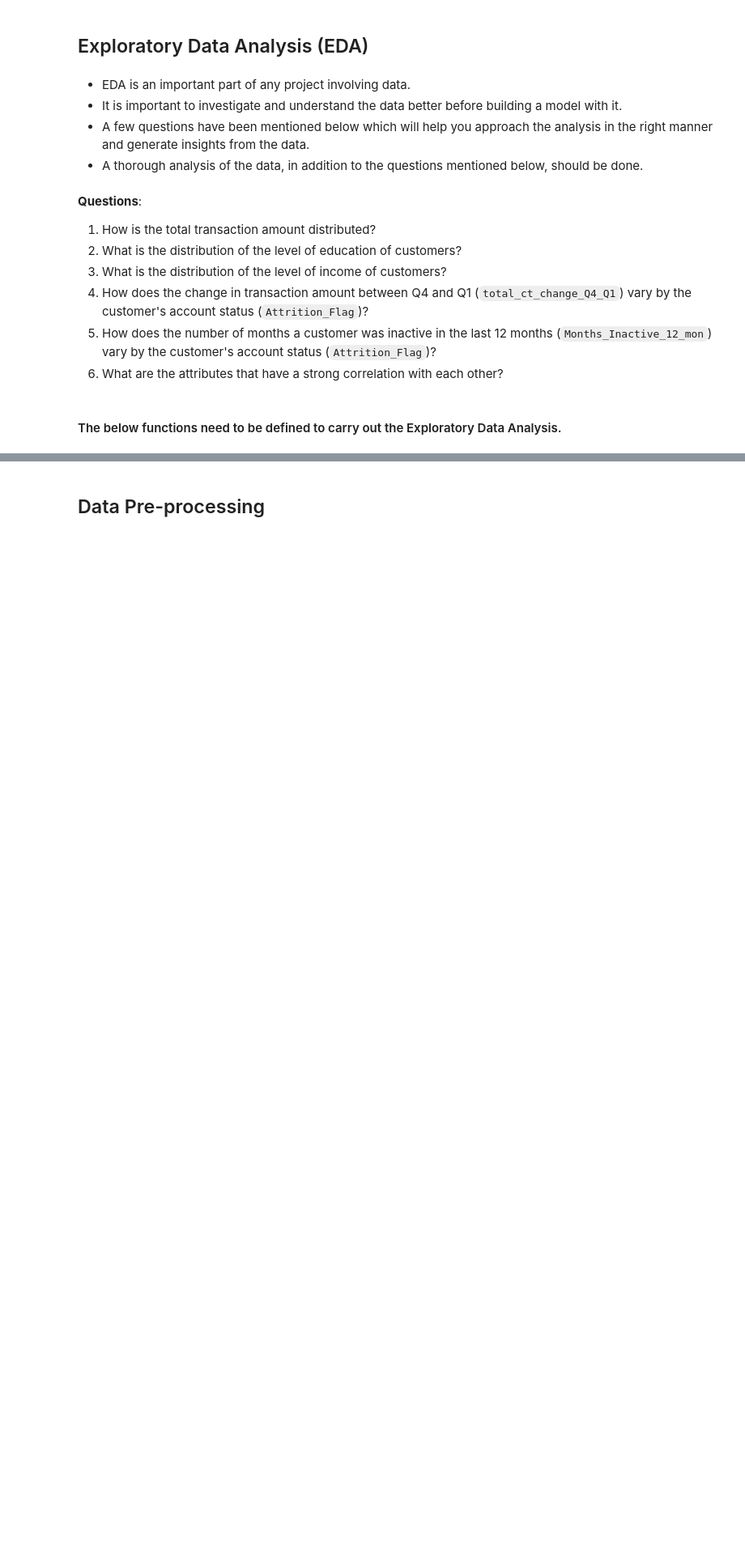
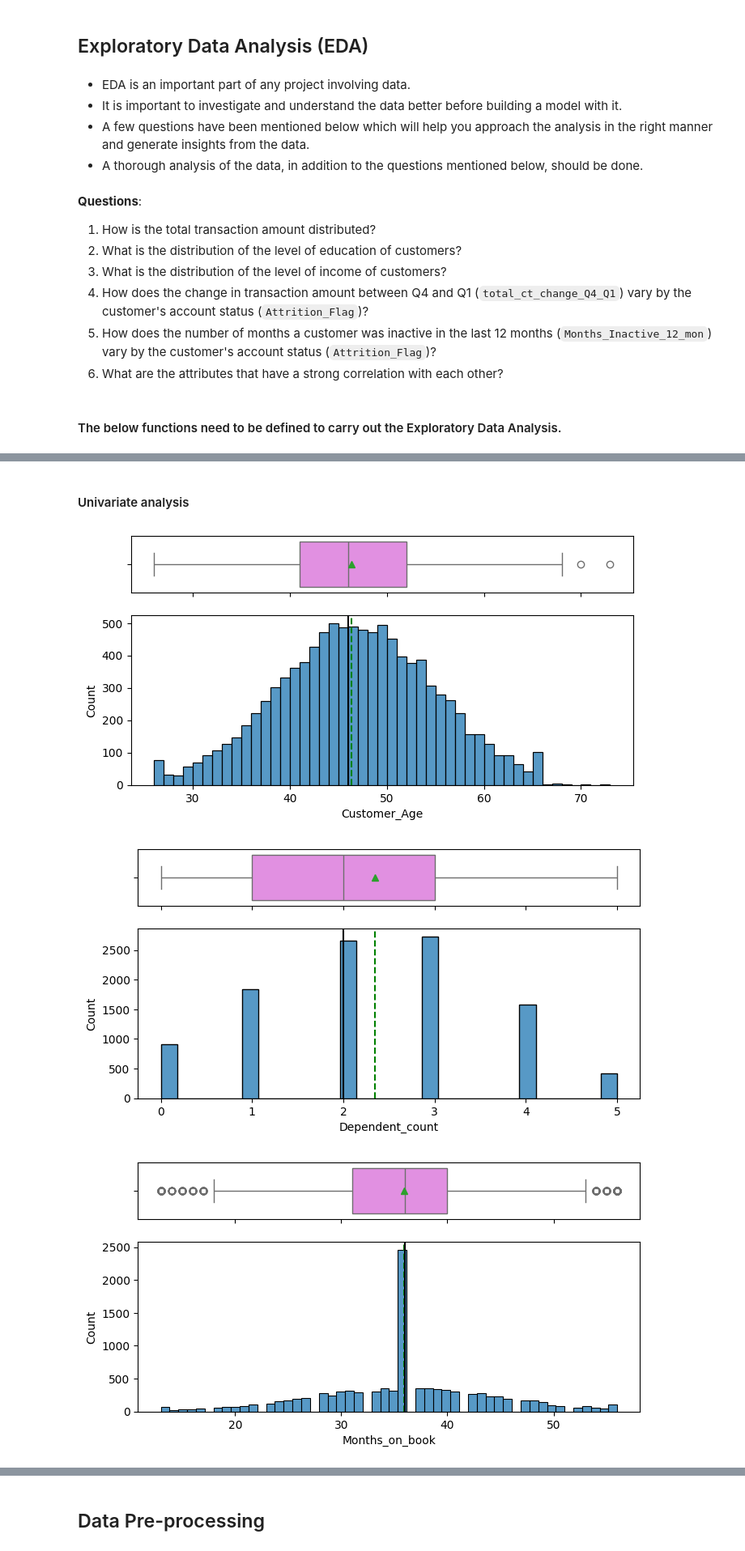
Before and after one commit to sensap/PG-AIML-Project3, a Jupyter notebook: ETMT_Project_LearnerNotebook_FullCode.ipynb, the cells around one changed output, grey strips where cells are left out. Shown at 81% size. Saved outputs shown, nothing was run; the diff lists cells and outputs as text; code cells hidden in the pictures; blank space fills up the shorter version.

```diff
--- a/ETMT_Project_LearnerNotebook_FullCode.ipynb
+++ b/ETMT_Project_LearnerNotebook_FullCode.ipynb
@@ -196,8 +169,0 @@ dtype: int64
-# %%
-# convert the data type of object variables to the categorical variables
-for column in data.columns:
-    if data[column].dtype == 'object':
-        data[column] = data[column].astype('category')
-
-print(data.info())
-print(data.shape)
@@ -408,0 +375,16 @@ def distribution_plot_wrt_target(data, predictor, target):
+# %% [markdown]
+#### Univariate analysis
+# %%
+for col in data.columns:
+ # if column is numerical
+    if data[col].dtype != 'object' and data[col].dtype != 'category':
+    # if column has more than 2 unique values
+        if data[col].nunique() > 2:
+
+        # plot boxplot
+            histogram_boxplot(data, col, figsize=(8, 4))
+            plt.show()
+# %% [output]
+[figure, added]
+[figure, added]
+[figure, added]
```
Also changed, not shown: parts of 6 cells of this notebook.
